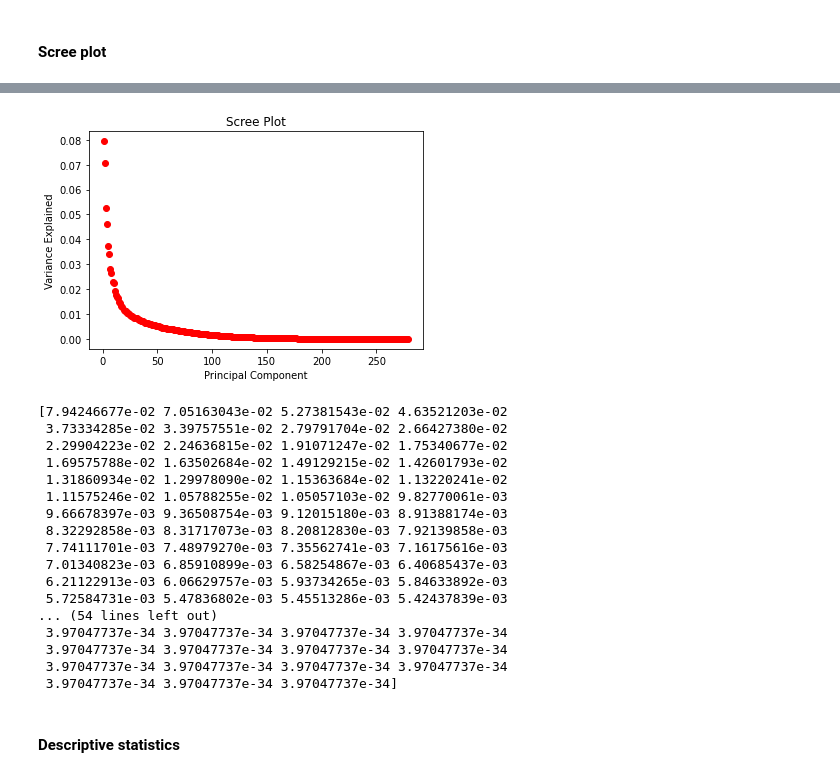
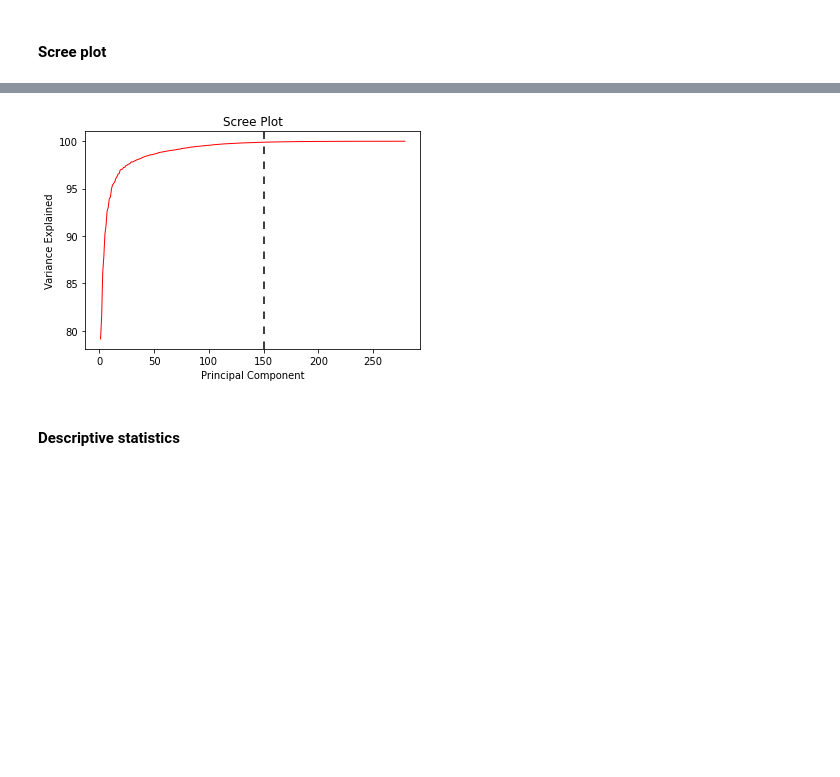
Before and after one commit to anaterovic/UZOP, a Jupyter notebook: code.ipynb, the cells around one changed output, grey strips where cells are left out. Cells and saved outputs as stored; diff of their text form; code cells hidden in the pictures; blank space fills up the shorter version.

Commit message:
Scree plot phase2

```diff
--- a/code.ipynb
+++ b/code.ipynb
@@ -144,36 +150,20 @@ plt.show()
 # %%
 scaler = StandardScaler()
 scaled_df=df.copy()
 scaled_df=pd.DataFrame(scaler.fit_transform(scaled_df), columns=scaled_df.columns)
 pca = PCA(n_components=279)
 pca_fit = pca.fit(scaled_df)
 PC_values = np.arange(pca.n_components_) + 1
-plt.plot(PC_values, pca.explained_variance_ratio_, 'o', linewidth=7, color='red')
+plt.plot(PC_values, 100-pca.explained_variance_, '-', linewidth=1, color='red')
 plt.title('Scree Plot')
 plt.xlabel('Principal Component')
 plt.ylabel('Variance Explained')
+plt.axvline(x=150, color="black", linestyle=(0, (5, 5)))
 plt.show()
 
-print(pca.explained_variance_ratio_)
+#print(pca.explained_variance_) #koliki smo postotak varijabilnosti objasnili
 # %% [output]
-[figure, old version]
+[figure, new version]
-[7.94246677e-02 7.05163043e-02 5.27381543e-02 4.63521203e-02
- 3.73334285e-02 3.39757551e-02 2.79791704e-02 2.66427380e-02
- 2.29904223e-02 2.24636815e-02 1.91071247e-02 1.75340677e-02
- 1.69575788e-02 1.63502684e-02 1.49129215e-02 1.42601793e-02
- 1.31860934e-02 1.29978090e-02 1.15363684e-02 1.13220241e-02
- 1.11575246e-02 1.05788255e-02 1.05057103e-02 9.82770061e-03
- 9.66678397e-03 9.36508754e-03 9.12015180e-03 8.91388174e-03
- 8.32292858e-03 8.31717073e-03 8.20812830e-03 7.92139858e-03
- 7.74111701e-03 7.48979270e-03 7.35562741e-03 7.16175616e-03
- 7.01340823e-03 6.85910899e-03 6.58254867e-03 6.40685437e-03
- 6.21122913e-03 6.06629757e-03 5.93734265e-03 5.84633892e-03
- 5.72584731e-03 5.47836802e-03 5.45513286e-03 5.42437839e-03
-... (54 lines left out)
- 3.97047737e-34 3.97047737e-34 3.97047737e-34 3.97047737e-34
- 3.97047737e-34 3.97047737e-34 3.97047737e-34 3.97047737e-34
- 3.97047737e-34 3.97047737e-34 3.97047737e-34 3.97047737e-34
- 3.97047737e-34 3.97047737e-34 3.97047737e-34]
 # %% [markdown]
 #### Descriptive statistics
 # %%
```
Also changed, not shown: parts of 2 cells of this notebook.
